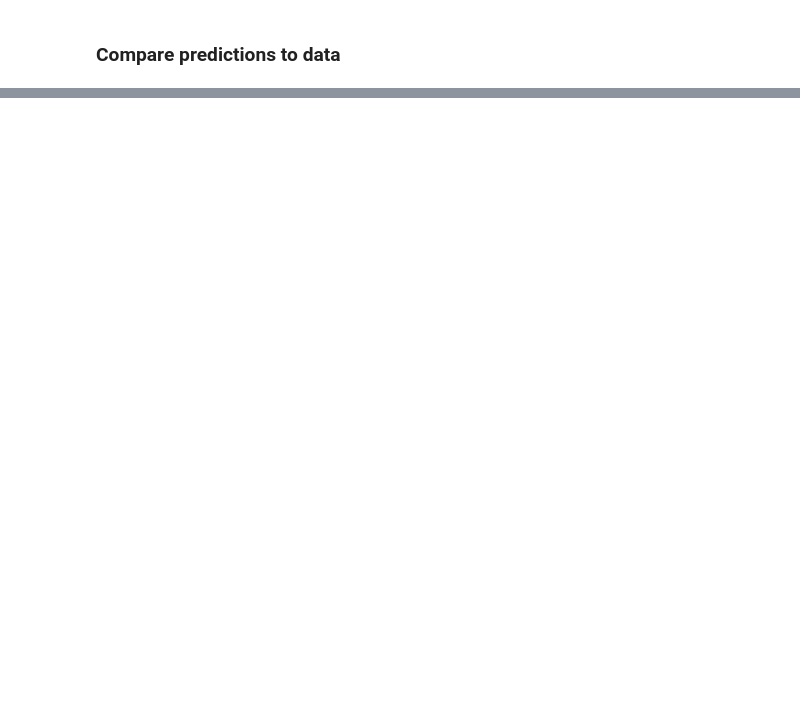
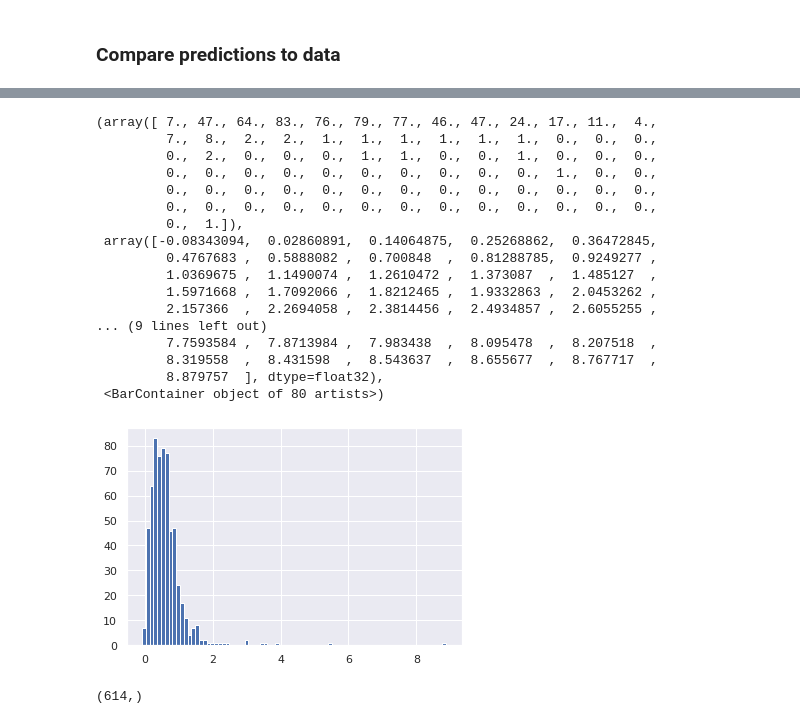
Before and after one commit to Greater-London-Authority/highstreets, a Jupyter notebook: highstreets/notebooks/exploratory/0.4-cd-explore-hierarchical-regression-pyro.ipynb, the cells around one changed output, grey strips where cells are left out. Saved outputs shown, nothing was run; the diff lists cells and outputs as text; code cells hidden in the pictures; blank space fills up the shorter version.

```diff
--- a/highstreets/notebooks/exploratory/0.4-cd-explore-hierarchical-regression-pyro.ipynb
+++ b/highstreets/notebooks/exploratory/0.4-cd-explore-hierarchical-regression-pyro.ipynb
@@ -258,0 +359,27 @@ df.head()
+# %%
+a_means = data.posterior.a.mean(axis=1).to_numpy().flatten()
+# %%
+plt.hist(a_means, 80)
+# %% [output]
+(array([ 7., 47., 64., 83., 76., 79., 77., 46., 47., 24., 17., 11.,  4.,
+         7.,  8.,  2.,  2.,  1.,  1.,  1.,  1.,  1.,  1.,  0.,  0.,  0.,
+         0.,  2.,  0.,  0.,  0.,  1.,  1.,  0.,  0.,  1.,  0.,  0.,  0.,
+         0.,  0.,  0.,  0.,  0.,  0.,  0.,  0.,  0.,  0.,  1.,  0.,  0.,
+         0.,  0.,  0.,  0.,  0.,  0.,  0.,  0.,  0.,  0.,  0.,  0.,  0.,
+         0.,  0.,  0.,  0.,  0.,  0.,  0.,  0.,  0.,  0.,  0.,  0.,  0.,
+         0.,  1.]),
+ array([-0.08343094,  0.02860891,  0.14064875,  0.25268862,  0.36472845,
+         0.4767683 ,  0.5888082 ,  0.700848  ,  0.81288785,  0.9249277 ,
+         1.0369675 ,  1.1490074 ,  1.2610472 ,  1.373087  ,  1.485127  ,
+         1.5971668 ,  1.7092066 ,  1.8212465 ,  1.9332863 ,  2.0453262 ,
+         2.157366  ,  2.2694058 ,  2.3814456 ,  2.4934857 ,  2.6055255 ,
+... (9 lines left out)
+         7.7593584 ,  7.8713984 ,  7.983438  ,  8.095478  ,  8.207518  ,
+         8.319558  ,  8.431598  ,  8.543637  ,  8.655677  ,  8.767717  ,
+         8.879757  ], dtype=float32),
+ <BarContainer object of 80 artists>)
+[figure, added]
+# %%
+a_means.flatten().shape
+# %% [output]
+(614,)
```
Also changed, not shown: parts of 11 cells of this notebook, 3 other files.
